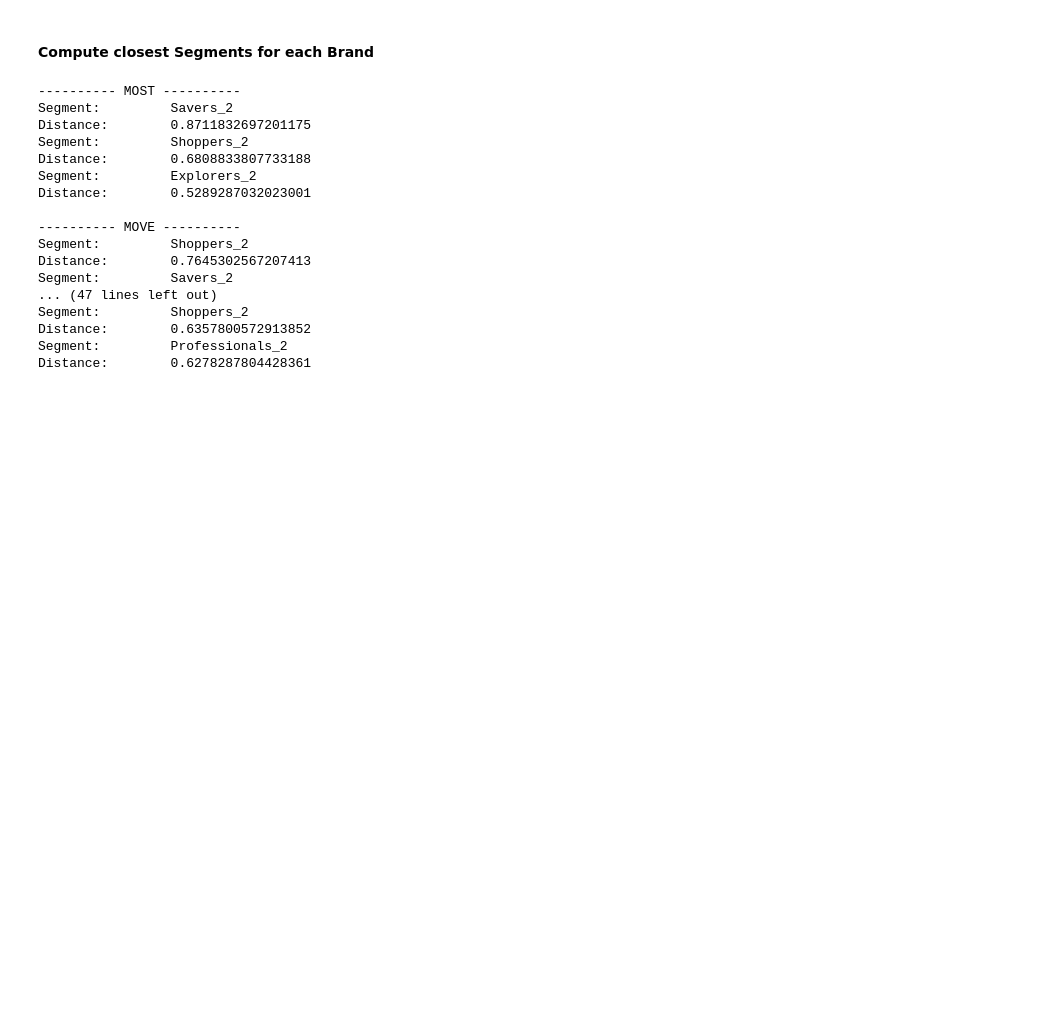
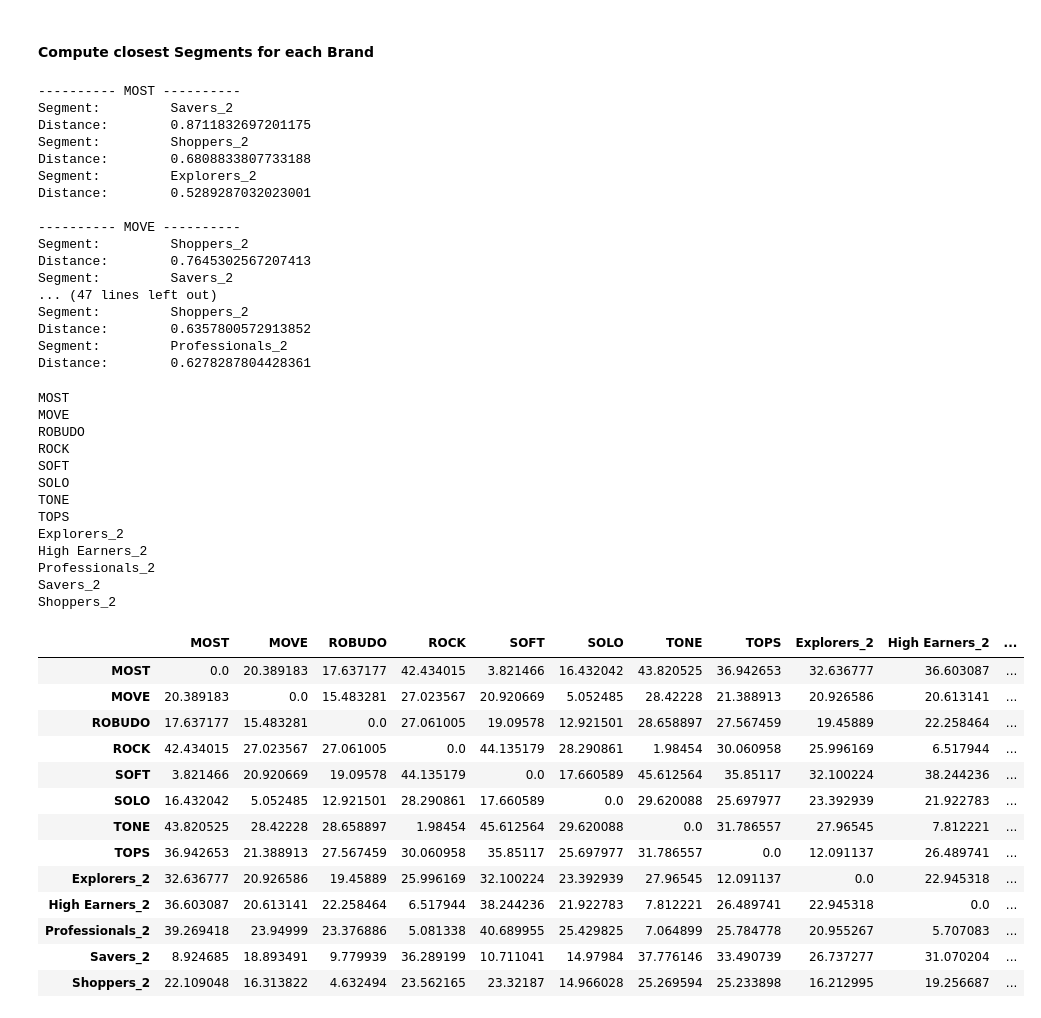
Before and after one commit to FedericoCortesi/Markstrat, a Jupyter notebook: main.ipynb, the cells around one changed output. Saved outputs shown, nothing was run; the diff lists cells and outputs as text; code cells hidden in the pictures; blank space fills up the shorter version.

Commit message:
imporved distance and matrix

```diff
--- a/main.ipynb
+++ b/main.ipynb
@@ -250,3 +249,48 @@ Segment:         Shoppers_2
 Distance:        0.6357800572913852
 Segment:         Professionals_2
 Distance:        0.6278287804428361
+# %%
+df_all_mds = son.get_comprehensive_df_mds()
+index = df_all_mds.index
+
+distances = an.compute_distance_centroids(df_all_mds, df_all_mds, weighted="eq", max_distance_1D=40)[0]
+
+
+df_out = pd.DataFrame(columns=index, index=index)
+
+for i, start in enumerate(index):
+    print(start)
+    index_to_search = index[i:]
+    for stop in index_to_search:
+        df_out.loc[start, stop] = distances[start][stop]
+        df_out.loc[stop, start] = distances[start][stop]
+
+df_out
+# %% [output]
+MOST
+MOVE
+ROBUDO
+ROCK
+SOFT
+SOLO
+TONE
+TOPS
+Explorers_2
+High Earners_2
+Professionals_2
+Savers_2
+Shoppers_2
+|  | MOST | MOVE | ROBUDO | ROCK | SOFT | SOLO | TONE | TOPS | Explorers_2 | High Earners_2 | ... |
+| MOST | 0.0 | 20.389183 | 17.637177 | 42.434015 | 3.821466 | 16.432042 | 43.820525 | 36.942653 | 32.636777 | 36.603087 | ... |
+| MOVE | 20.389183 | 0.0 | 15.483281 | 27.023567 | 20.920669 | 5.052485 | 28.42228 | 21.388913 | 20.926586 | 20.613141 | ... |
+| ROBUDO | 17.637177 | 15.483281 | 0.0 | 27.061005 | 19.09578 | 12.921501 | 28.658897 | 27.567459 | 19.45889 | 22.258464 | ... |
+| ROCK | 42.434015 | 27.023567 | 27.061005 | 0.0 | 44.135179 | 28.290861 | 1.98454 | 30.060958 | 25.996169 | 6.517944 | ... |
+| SOFT | 3.821466 | 20.920669 | 19.09578 | 44.135179 | 0.0 | 17.660589 | 45.612564 | 35.85117 | 32.100224 | 38.244236 | ... |
+| SOLO | 16.432042 | 5.052485 | 12.921501 | 28.290861 | 17.660589 | 0.0 | 29.620088 | 25.697977 | 23.392939 | 21.922783 | ... |
+| TONE | 43.820525 | 28.42228 | 28.658897 | 1.98454 | 45.612564 | 29.620088 | 0.0 | 31.786557 | 27.96545 | 7.812221 | ... |
+| TOPS | 36.942653 | 21.388913 | 27.567459 | 30.060958 | 35.85117 | 25.697977 | 31.786557 | 0.0 | 12.091137 | 26.489741 | ... |
+| Explorers_2 | 32.636777 | 20.926586 | 19.45889 | 25.996169 | 32.100224 | 23.392939 | 27.96545 | 12.091137 | 0.0 | 22.945318 | ... |
+| High Earners_2 | 36.603087 | 20.613141 | 22.258464 | 6.517944 | 38.244236 | 21.922783 | 7.812221 | 26.489741 | 22.945318 | 0.0 | ... |
+| Professionals_2 | 39.269418 | 23.94999 | 23.376886 | 5.081338 | 40.689955 | 25.429825 | 7.064899 | 25.784778 | 20.955267 | 5.707083 | ... |
+| Savers_2 | 8.924685 | 18.893491 | 9.779939 | 36.289199 | 10.711041 | 14.97984 | 37.776146 | 33.490739 | 26.737277 | 31.070204 | ... |
+| Shoppers_2 | 22.109048 | 16.313822 | 4.632494 | 23.562165 | 23.32187 | 14.966028 | 25.269594 | 25.233898 | 16.212995 | 19.256687 | ... |
```
Also changed, not shown: parts of 2 cells of this notebook, 2 other files.
